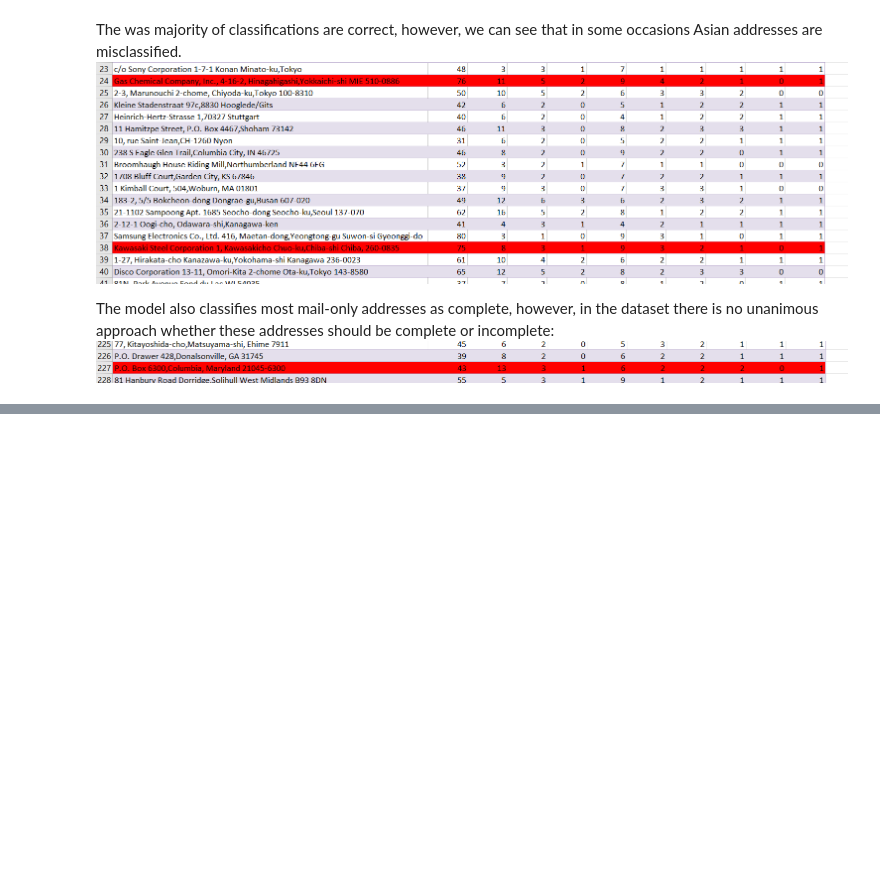
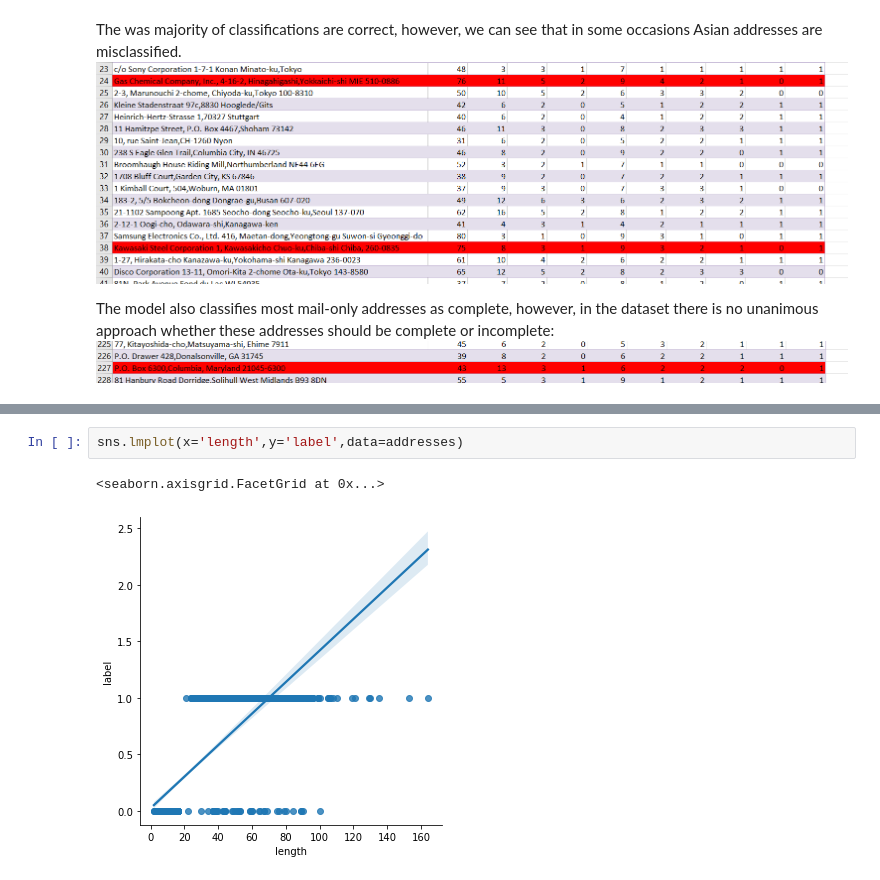
Before and after one commit to MKarolis/address-classification-ai, a Jupyter notebook: documentation.ipynb, the cells around one changed output, grey strips where cells are left out. Drawn from its saved outputs; the diff is of its cells as text; blank space fills up the shorter version.

```diff
--- a/documentation.ipynb
+++ b/documentation.ipynb
@@ -323,0 +517,5 @@ The model also classifies most mail-only addresses as complete, however, in the
+# %%
+sns.lmplot(x='length',y='label',data=addresses)
+# %% [output]
+<seaborn.axisgrid.FacetGrid at 0x...>
+[figure, added]
```
Also changed, not shown: parts of 74 cells of this notebook, 2 other files.
